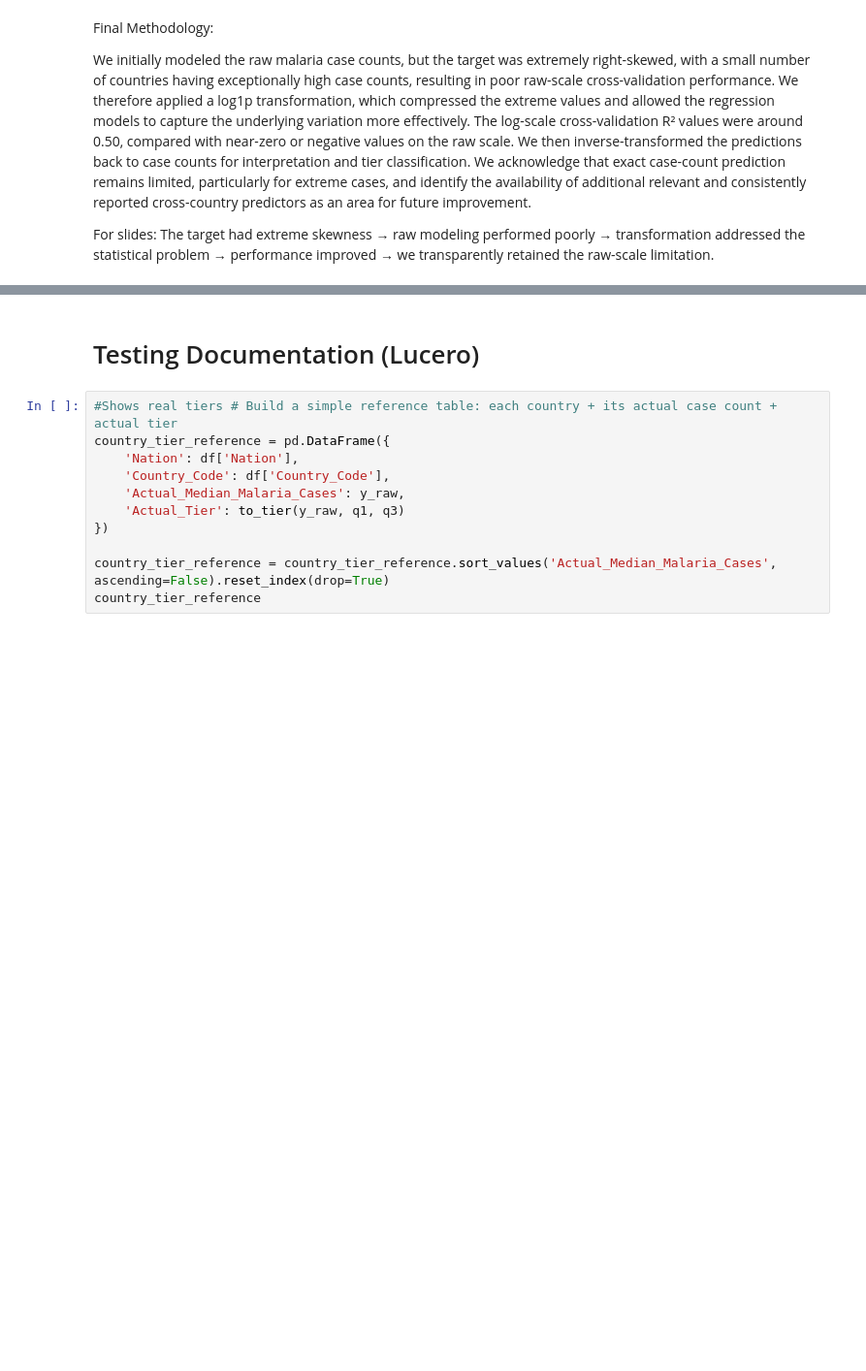
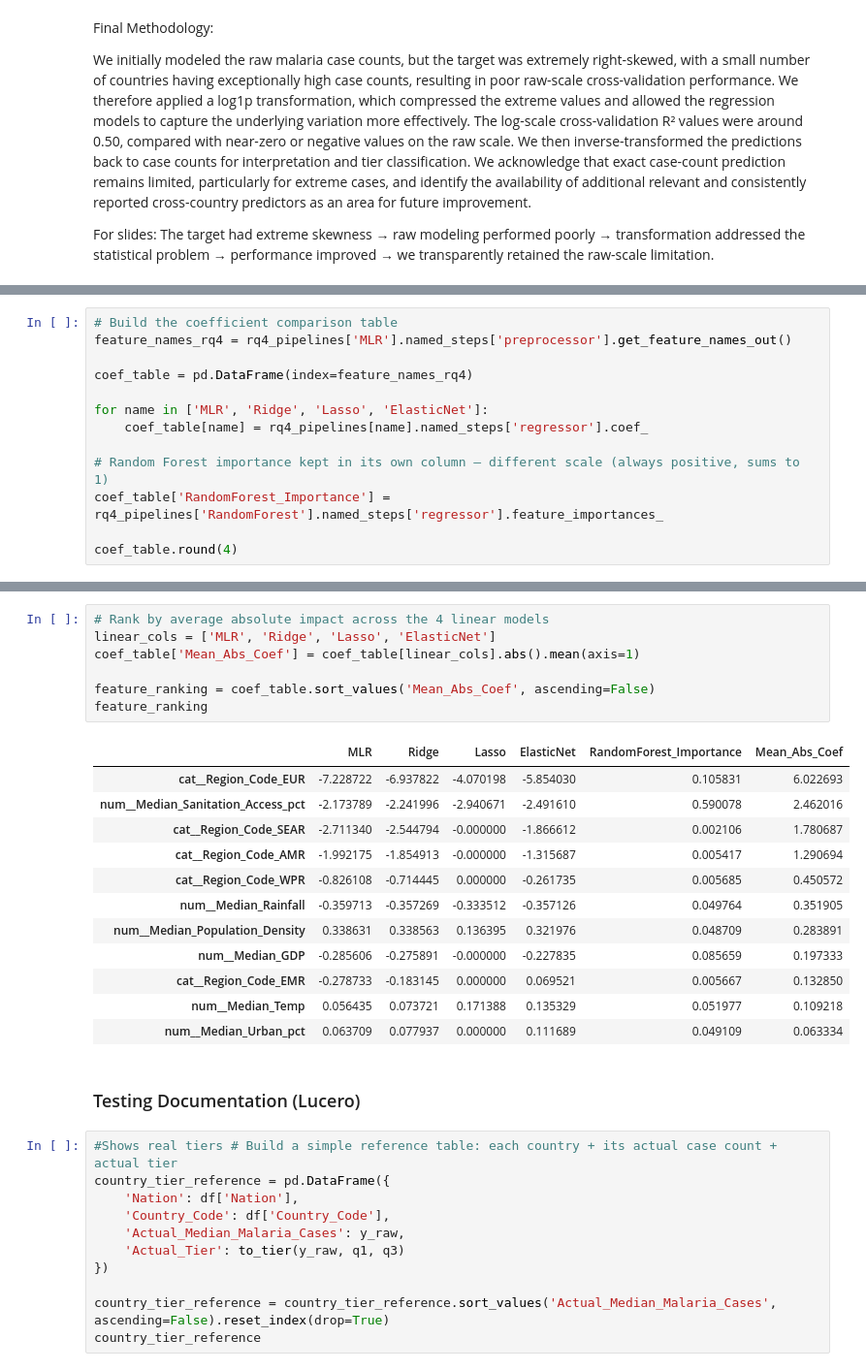
Before and after one commit to ZacharyMalonjao/Capstone2-A3101-Group2-SY26-27, a Jupyter notebook: ipynb_notebooks/02_model_training.ipynb, the cells around one changed output, grey strips where cells are left out. Shown at 97% size. Drawn from its saved outputs; the diff is of its cells as text; blank space fills up the shorter version.

```diff
--- a/ipynb_notebooks/02_model_training.ipynb
+++ b/ipynb_notebooks/02_model_training.ipynb
@@ -857,0 +880,13 @@ The target had extreme skewness → raw modeling performed poorly → transforma
+# %%
+# Build the coefficient comparison table
+feature_names_rq4 = rq4_pipelines['MLR'].named_steps['preprocessor'].get_feature_names_out()
+
+coef_table = pd.DataFrame(index=feature_names_rq4)
+
+for name in ['MLR', 'Ridge', 'Lasso', 'ElasticNet']:
+    coef_table[name] = rq4_pipelines[name].named_steps['regressor'].coef_
+
+# Random Forest importance kept in its own column — different scale (always positive, sums to 1)
+coef_table['RandomForest_Importance'] = rq4_pipelines['RandomForest'].named_steps['regressor'].feature_importances_
+
+coef_table.round(4)
@@ -858,5 +906,25 @@ The target had extreme skewness → raw modeling performed poorly → transforma
+# %%
+# Rank by average absolute impact across the 4 linear models
+linear_cols = ['MLR', 'Ridge', 'Lasso', 'ElasticNet']
+coef_table['Mean_Abs_Coef'] = coef_table[linear_cols].abs().mean(axis=1)
+
+feature_ranking = coef_table.sort_values('Mean_Abs_Coef', ascending=False)
+feature_ranking
+# %% [output]
+|  | MLR | Ridge | Lasso | ElasticNet | RandomForest_Importance | Mean_Abs_Coef |
+| cat__Region_Code_EUR | -7.228722 | -6.937822 | -4.070198 | -5.854030 | 0.105831 | 6.022693 |
+| num__Median_Sanitation_Access_pct | -2.173789 | -2.241996 | -2.940671 | -2.491610 | 0.590078 | 2.462016 |
+| cat__Region_Code_SEAR | -2.711340 | -2.544794 | -0.000000 | -1.866612 | 0.002106 | 1.780687 |
+| cat__Region_Code_AMR | -1.992175 | -1.854913 | -0.000000 | -1.315687 | 0.005417 | 1.290694 |
+| cat__Region_Code_WPR | -0.826108 | -0.714445 | 0.000000 | -0.261735 | 0.005685 | 0.450572 |
+| num__Median_Rainfall | -0.359713 | -0.357269 | -0.333512 | -0.357126 | 0.049764 | 0.351905 |
+| num__Median_Population_Density | 0.338631 | 0.338563 | 0.136395 | 0.321976 | 0.048709 | 0.283891 |
+| num__Median_GDP | -0.285606 | -0.275891 | -0.000000 | -0.227835 | 0.085659 | 0.197333 |
+| cat__Region_Code_EMR | -0.278733 | -0.183145 | 0.000000 | 0.069521 | 0.005667 | 0.132850 |
+| num__Median_Temp | 0.056435 | 0.073721 | 0.171388 | 0.135329 | 0.051977 | 0.109218 |
+| num__Median_Urban_pct | 0.063709 | 0.077937 | 0.000000 | 0.111689 | 0.049109 | 0.063334 |
 # %% [markdown]
-# Testing Documentation (Lucero)
+### Testing Documentation (Lucero)
 # %%
 #Shows real tiers # Build a simple reference table: each country + its actual case count + actual tier
 country_tier_reference = pd.DataFrame({
```
Also changed, not shown: parts of 28 cells of this notebook, 2 other files.
